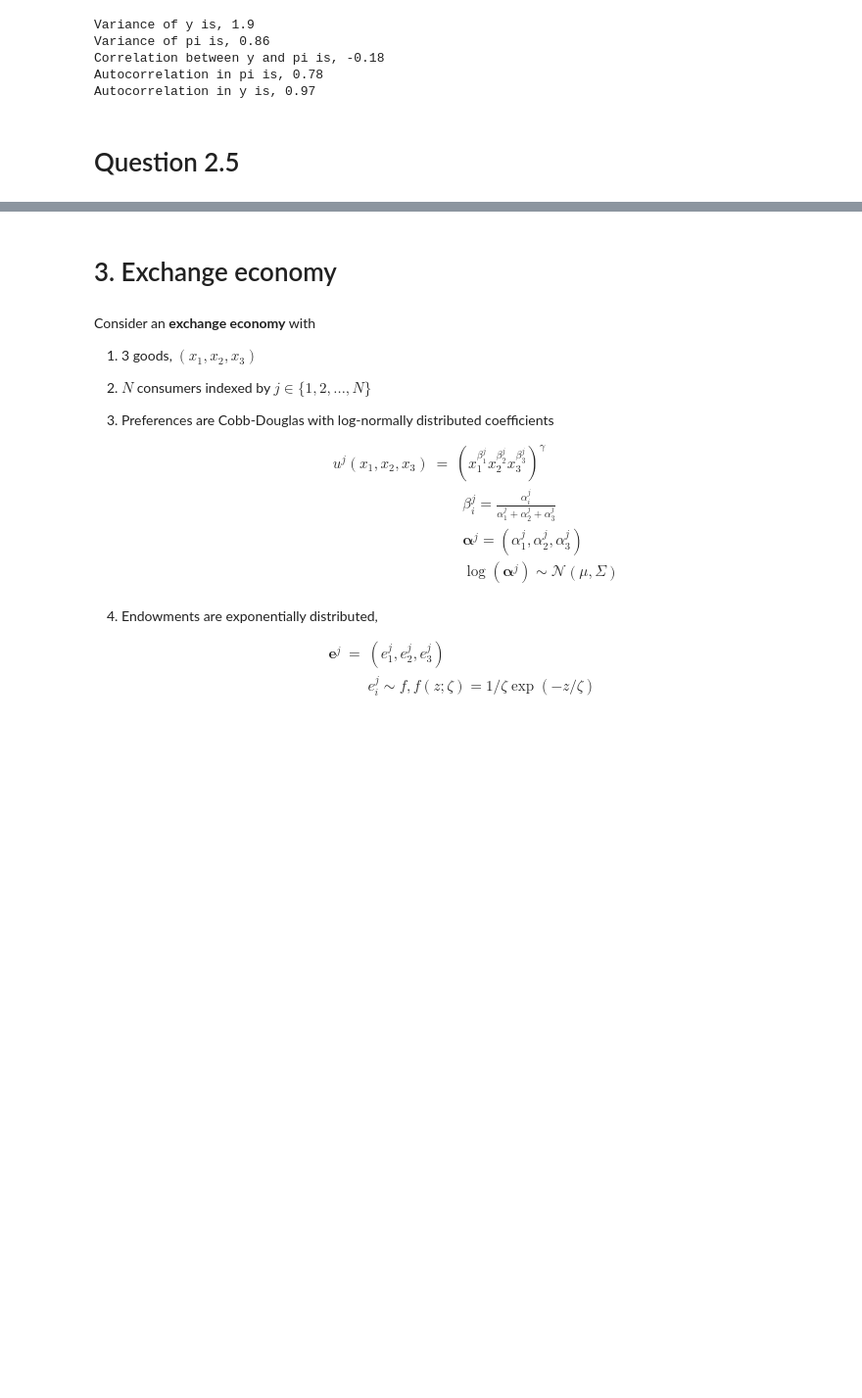
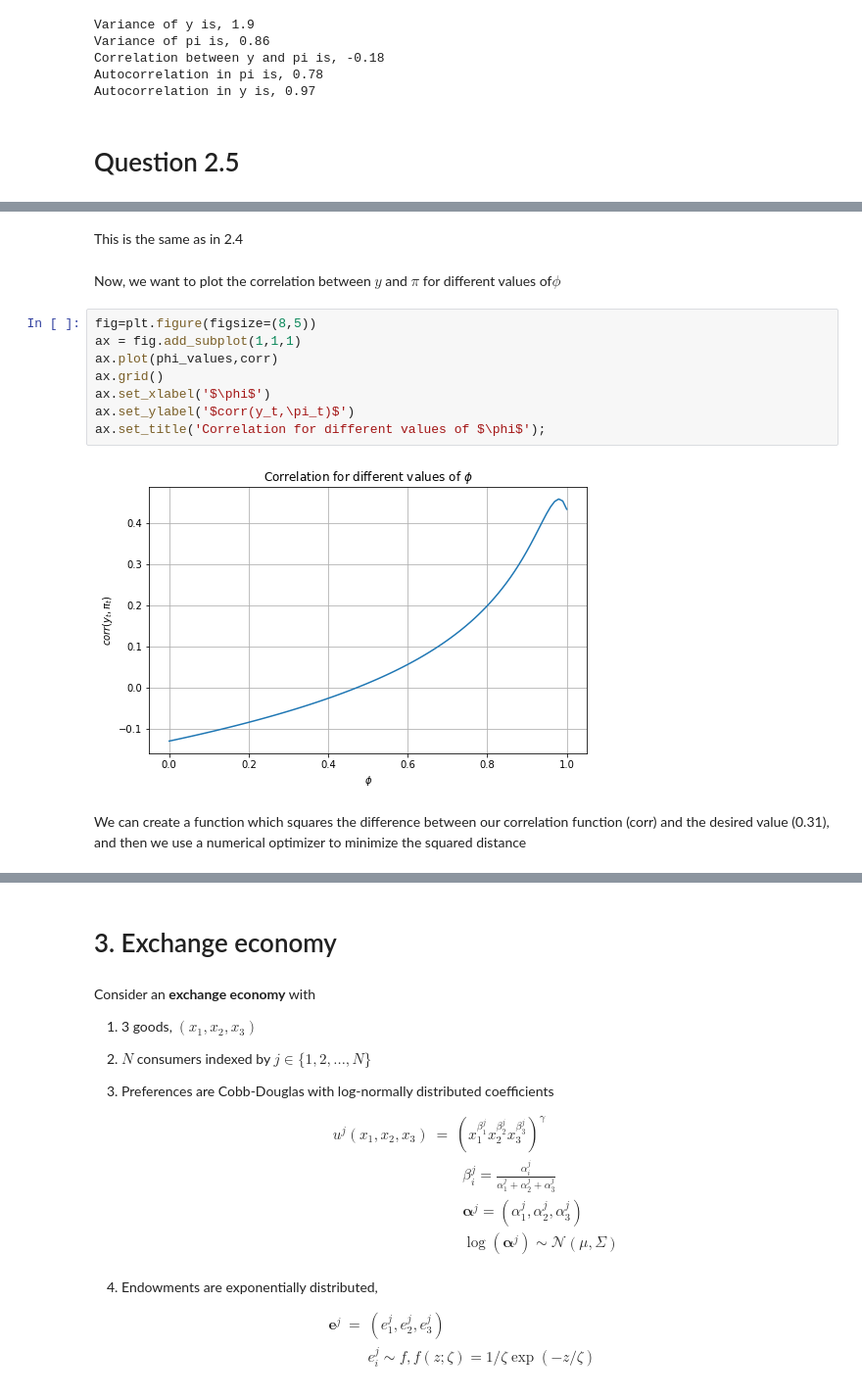
Before and after one commit to NumEconCopenhagen/projects-2019-tba, a Jupyter notebook: examproject/exam_2019.ipynb, the cells around one changed output, grey strips where cells are left out. Shown at 98% size. Drawn from its saved outputs; the diff is of its cells as text; blank space fills up the shorter version.

```diff
--- a/examproject/exam_2019.ipynb
+++ b/examproject/exam_2019.ipynb
@@ -1005,0 +919,16 @@ TypeError: unsupported operand type(s) for -: 'list' and 'float'
+# %% [markdown]
+This is the same as in 2.4
+# %% [markdown]
+Now, we want to plot the correlation between $y$ and $\pi$ for different values of$ \phi $
+# %%
+fig=plt.figure(figsize=(8,5))
+ax = fig.add_subplot(1,1,1)
+ax.plot(phi_values,corr)
+ax.grid()
+ax.set_xlabel('$\phi$')
+ax.set_ylabel('$corr(y_t,\pi_t)$')
+ax.set_title('Correlation for different values of $\phi$');
+# %% [output]
+[figure, added]
+# %% [markdown]
+We can create a function which squares the difference between our correlation function (corr) and the desired value (0.31), and then we use a numerical optimizer to minimize the squared distance
```
Also changed, not shown: parts of 34 cells of this notebook, 1 other file.
